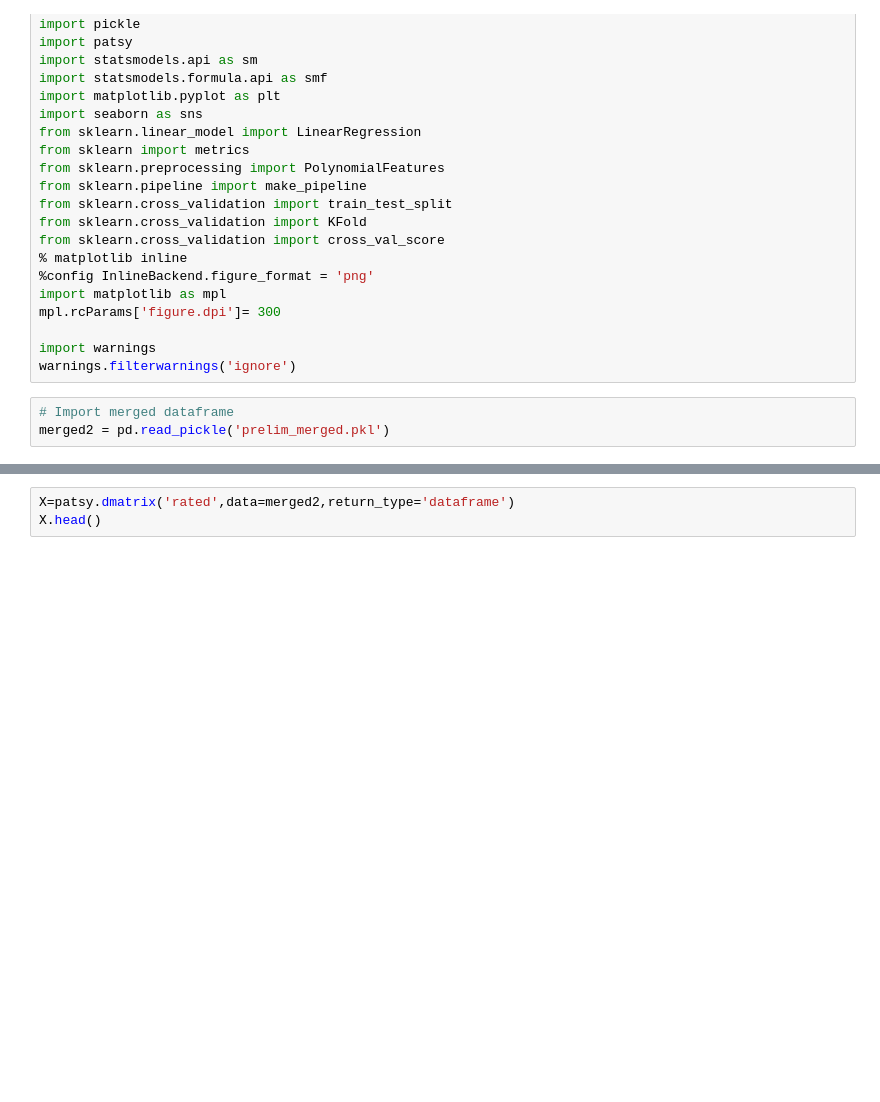
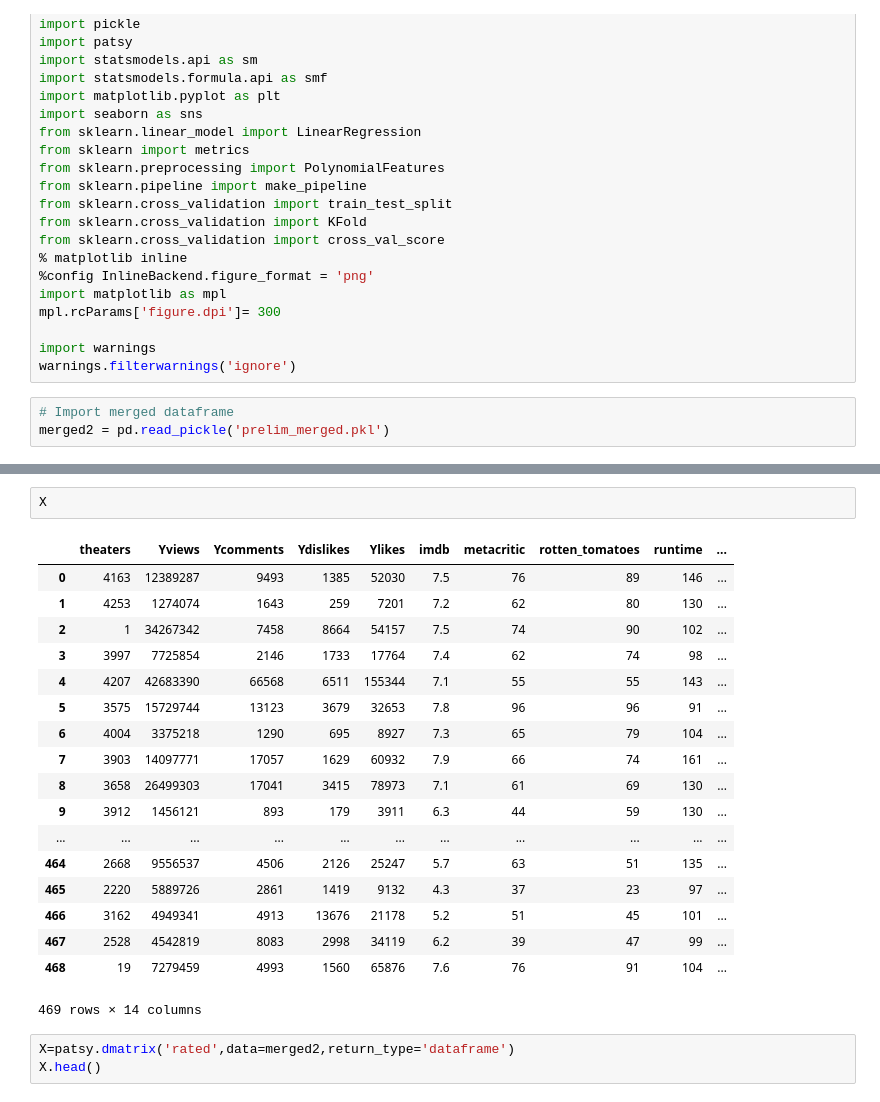
Before and after one commit to pmin91/DS_projects, a Jupyter notebook: 02-Luther/Luther Linear Regression.ipynb, the cells around one changed output, grey strips where cells are left out. Saved outputs shown, nothing was run; the diff lists cells and outputs as text; blank space fills up the shorter version.

```diff
--- a/02-Luther/Luther Linear Regression.ipynb
+++ b/02-Luther/Luther Linear Regression.ipynb
@@ -50,3 +50,24 @@ sns.heatmap(merged2.corr(), cmap = "seismic", annot=True)
+# %%
+X
+# %% [output]
+|  | theaters | Yviews | Ycomments | Ydislikes | Ylikes | imdb | metacritic | rotten_tomatoes | runtime | ... |
+| 0 | 4163 | 12389287 | 9493 | 1385 | 52030 | 7.5 | 76 | 89 | 146 | ... |
+| 1 | 4253 | 1274074 | 1643 | 259 | 7201 | 7.2 | 62 | 80 | 130 | ... |
+| 2 | 1 | 34267342 | 7458 | 8664 | 54157 | 7.5 | 74 | 90 | 102 | ... |
+| 3 | 3997 | 7725854 | 2146 | 1733 | 17764 | 7.4 | 62 | 74 | 98 | ... |
+| 4 | 4207 | 42683390 | 66568 | 6511 | 155344 | 7.1 | 55 | 55 | 143 | ... |
+| 5 | 3575 | 15729744 | 13123 | 3679 | 32653 | 7.8 | 96 | 96 | 91 | ... |
+| 6 | 4004 | 3375218 | 1290 | 695 | 8927 | 7.3 | 65 | 79 | 104 | ... |
+| 7 | 3903 | 14097771 | 17057 | 1629 | 60932 | 7.9 | 66 | 74 | 161 | ... |
+| 8 | 3658 | 26499303 | 17041 | 3415 | 78973 | 7.1 | 61 | 69 | 130 | ... |
+| 9 | 3912 | 1456121 | 893 | 179 | 3911 | 6.3 | 44 | 59 | 130 | ... |
+| ... | ... | ... | ... | ... | ... | ... | ... | ... | ... | ... |
+| 464 | 2668 | 9556537 | 4506 | 2126 | 25247 | 5.7 | 63 | 51 | 135 | ... |
+| 465 | 2220 | 5889726 | 2861 | 1419 | 9132 | 4.3 | 37 | 23 | 97 | ... |
+| 466 | 3162 | 4949341 | 4913 | 13676 | 21178 | 5.2 | 51 | 45 | 101 | ... |
+| 467 | 2528 | 4542819 | 8083 | 2998 | 34119 | 6.2 | 39 | 47 | 99 | ... |
+| 468 | 19 | 7279459 | 4993 | 1560 | 65876 | 7.6 | 76 | 91 | 104 | ... |
+469 rows × 14 columns
 # %%
 X=patsy.dmatrix('rated',data=merged2,return_type='dataframe')
 X.head()
```
Also changed, not shown: parts of 3 cells of this notebook, 3 other files.
